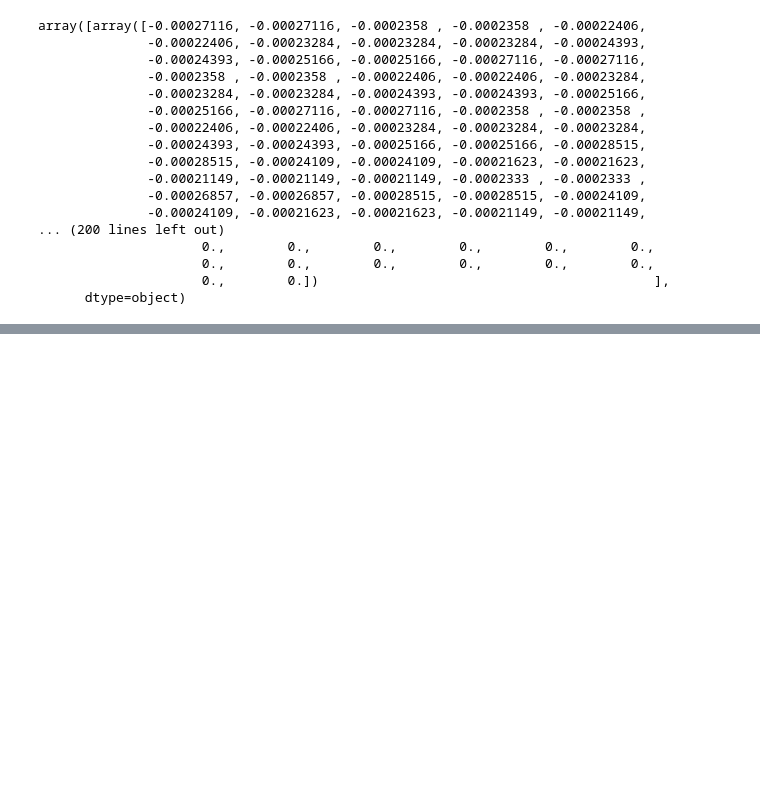
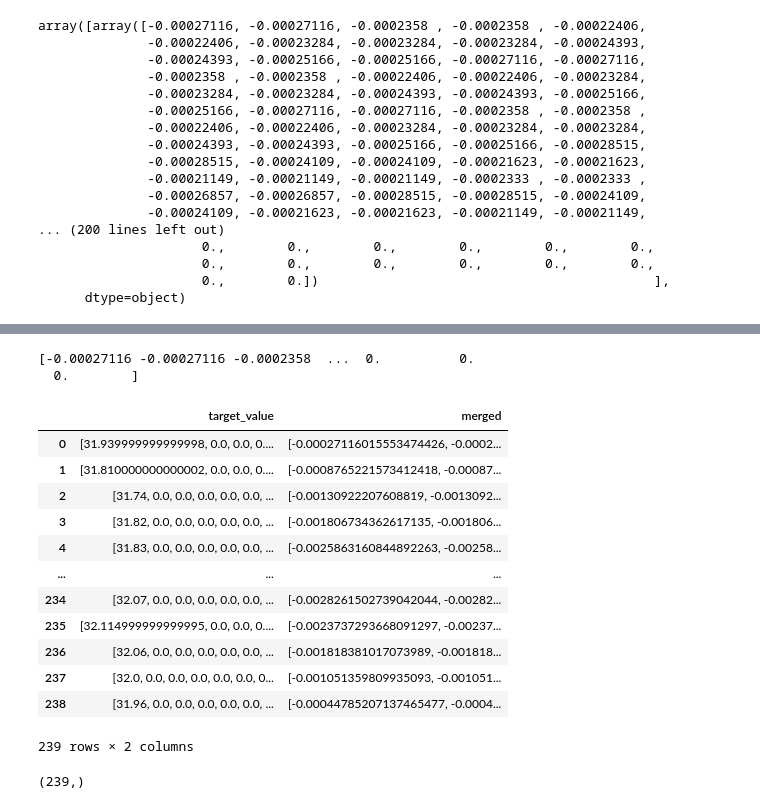
Before and after one commit to radekszostak/grace-pl, a Jupyter notebook: merge_datasets.ipynb, the cells around one changed output, grey strips where cells are left out. Cells and saved outputs as stored; diff of their text form; code cells hidden in the pictures; blank space fills up the shorter version.

```diff
--- a/merge_datasets.ipynb
+++ b/merge_datasets.ipynb
@@ -276,3 +316,3 @@ array([array([-0.00027116, -0.00027116, -0.0002358 , -0.0002358 , -0.00022406,
 data = data.drop(columns=["date"])
 # %%
-data.to_pickle("
+data = pd.read_pickle("data/ready_dataset.pickle")
@@ -278,0 +364,2 @@ data.to_pickle("
+# %%
+data["merged"] = data.apply(lambda row: np.hstack((row.loc[data.columns != "target_value"])), axis=1)
@@ -278,0 +381,24 @@ data.to_pickle("
+# %%
+print(data.iloc[0]["merged"])
+# %% [output]
+[-0.00027116 -0.00027116 -0.0002358  ...  0.          0.
+  0.        ]
+# %%
+columns_to_drop = [x for x in data.columns if x not in ["target_value", "merged"]]
+data = data.drop(columns=columns_to_drop)
+# %%
+data
+# %% [output]
+|  | target_value | merged |
+| 0 | [31.939999999999998, 0.0, 0.0, 0.... | [-0.00027116015553474426, -0.0002... |
+| 1 | [31.810000000000002, 0.0, 0.0, 0.... | [-0.0008765221573412418, -0.00087... |
+| 2 | [31.74, 0.0, 0.0, 0.0, 0.0, 0.0, ... | [-0.00130922207608819, -0.0013092... |
+| 3 | [31.82, 0.0, 0.0, 0.0, 0.0, 0.0, ... | [-0.001806734362617135, -0.001806... |
+| 4 | [31.83, 0.0, 0.0, 0.0, 0.0, 0.0, ... | [-0.0025863160844892263, -0.00258... |
+| ... | ... | ... |
+| 234 | [32.07, 0.0, 0.0, 0.0, 0.0, 0.0, ... | [-0.0028261502739042044, -0.00282... |
+| 235 | [32.114999999999995, 0.0, 0.0, 0.... | [-0.0023737293668091297, -0.00237... |
+| 236 | [32.06, 0.0, 0.0, 0.0, 0.0, 0.0, ... | [-0.001818381017073989, -0.001818... |
+| 237 | [32.0, 0.0, 0.0, 0.0, 0.0, 0.0, 0... | [-0.001051359809935093, -0.001051... |
+| 238 | [31.96, 0.0, 0.0, 0.0, 0.0, 0.0, ... | [-0.00044785207137465477, -0.0004... |
+239 rows × 2 columns
@@ -278,0 +407,4 @@ data.to_pickle("
+# %%
+data.merged.shape
+# %% [output]
+(239,)
```
Also changed, not shown: parts of 8 cells of this notebook, 2 other files.
